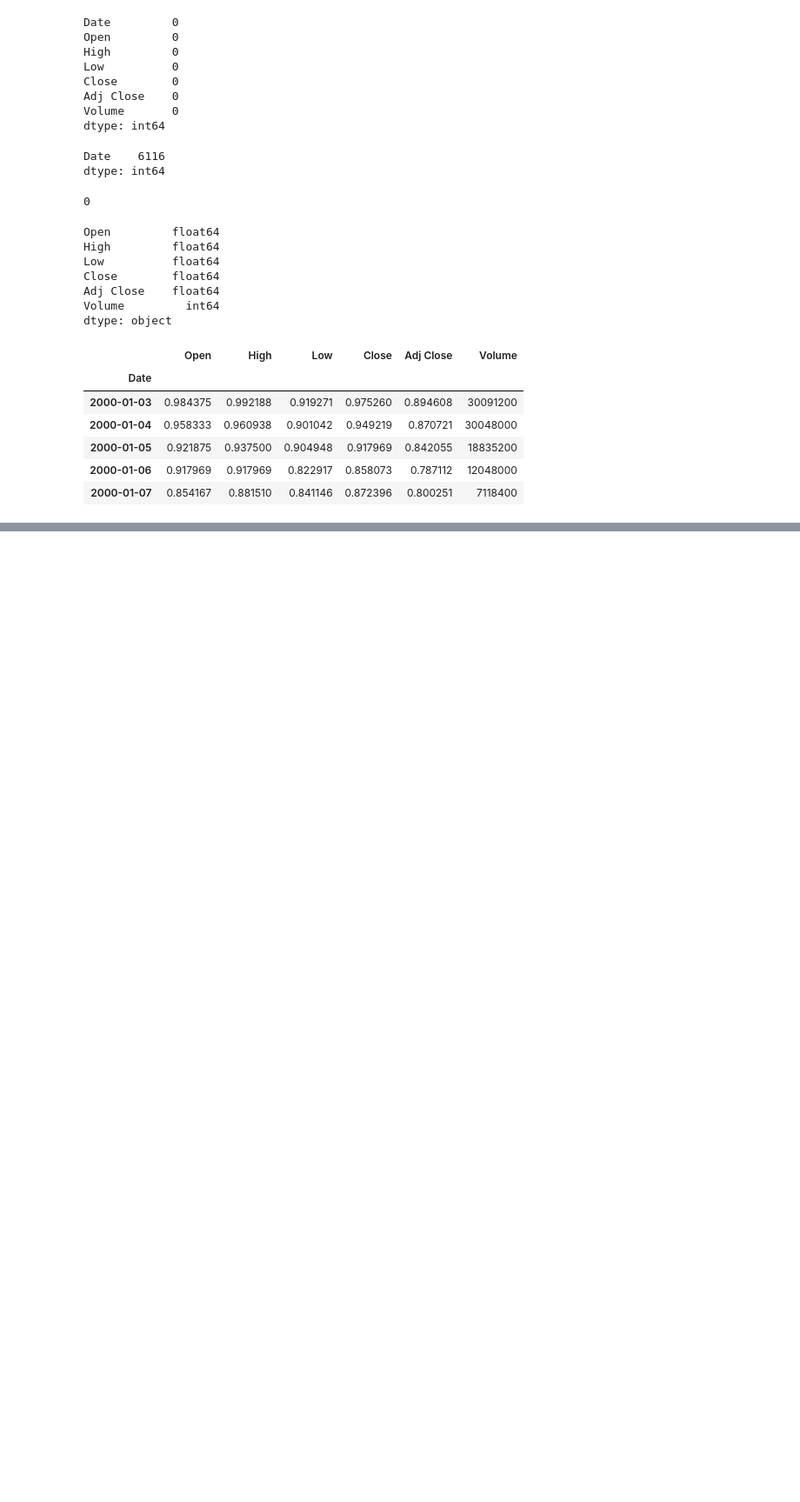
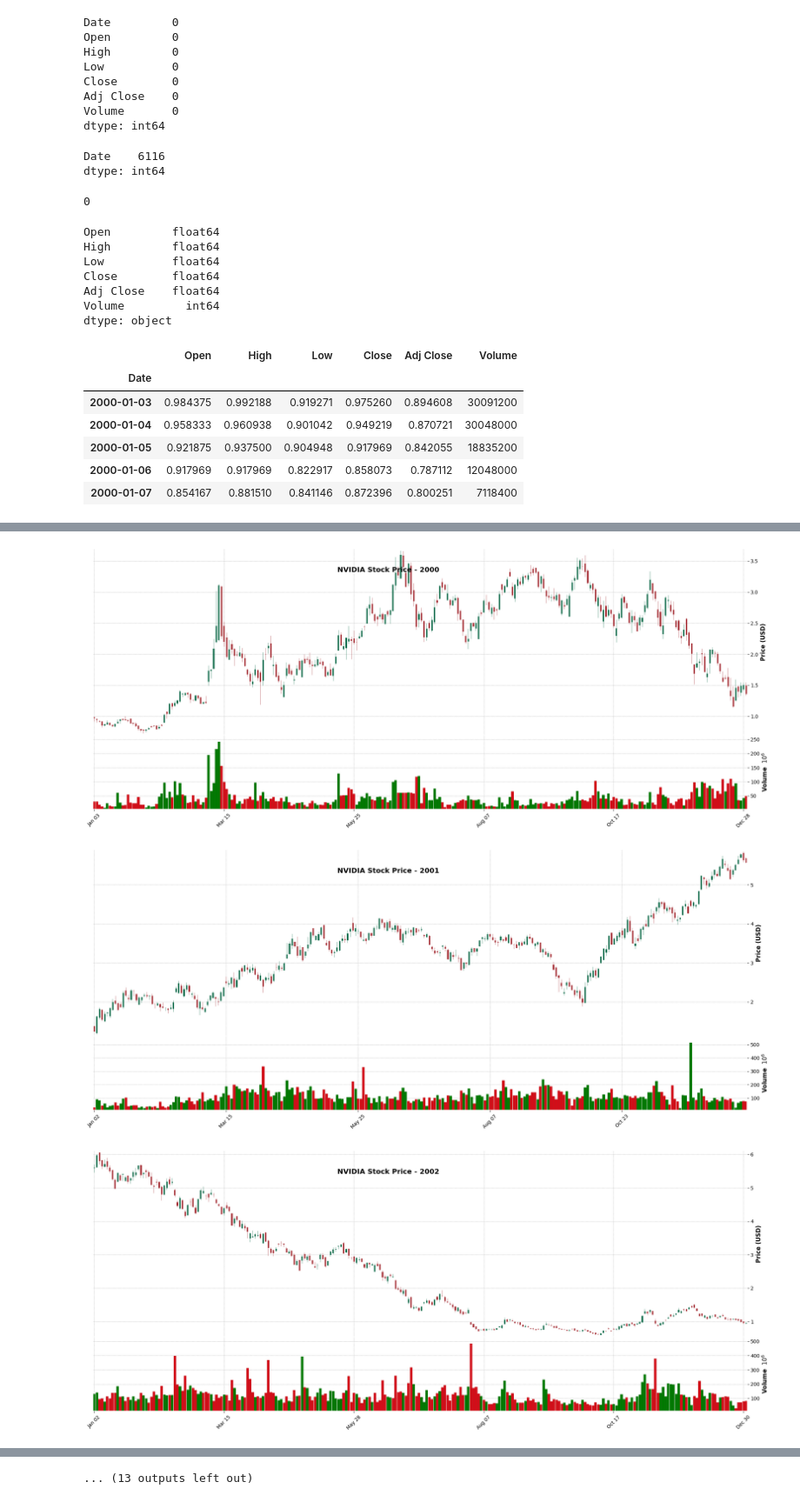
Before and after one commit to WarLord0401/NSA, a Jupyter notebook: stock_analysis.ipynb, the cells around one changed output, grey strips where cells are left out. Shown at 87% size. Saved outputs shown, nothing was run; the diff lists cells and outputs as text; code cells hidden in the pictures; blank space fills up the shorter version.

```diff
--- a/stock_analysis.ipynb
+++ b/stock_analysis.ipynb
@@ -158,0 +217,35 @@ plt.show()
+# %%
+# Now let's integrate the highs and lows of the stock prices into a new candlestick chart.
+import mplfinance as mpf
+
+# Prepare the data for candlestick chart in yearly format
+# We will use the 'Open', 'High', 'Low', 'Close' prices and 'Volume' for the candlestick chart.
+# The data should be in a format that mplfinance can understand, which is a DataFrame with a DateTime index and columns for 'Open', 'High', 'Low', 'Close', and 'Volume'.
+# We will create a new DataFrame with the necessary columns.
+df_candlestick = df[['Open', 'High', 'Low', 'Close', 'Volume']].copy()
+
+# Now we will create a candlestick chart for each year with a longer figure size
+years = df_candlestick.index.year.unique()
+
+for year in years:
+    year_data = df_candlestick[df_candlestick.index.year == year]
+
+    if len(year_data) < 10:
+        continue  # Skip years with too little data
+
+    mpf.plot(
+        year_data,
+        type='candle',
+        style='charles',
+        title=f'NVIDIA Stock Price - {year}',
+        ylabel='Price (USD)',
+        volume=True,
+        show_nontrading=False,
+        figscale=1.5,         # Makes the figure larger for clarity
+        figratio=(20, 8),     # Wider and longer aspect ratio for better viewing
+        tight_layout=True     # Removes extra whitespace
+    )
+# %% [output]
+[figure, added]
+[figure, added]
+[figure, added]
@@ -158,0 +261 @@ plt.show()
+... (13 outputs left out)
```
Also changed, not shown: parts of 13 cells of this notebook.
